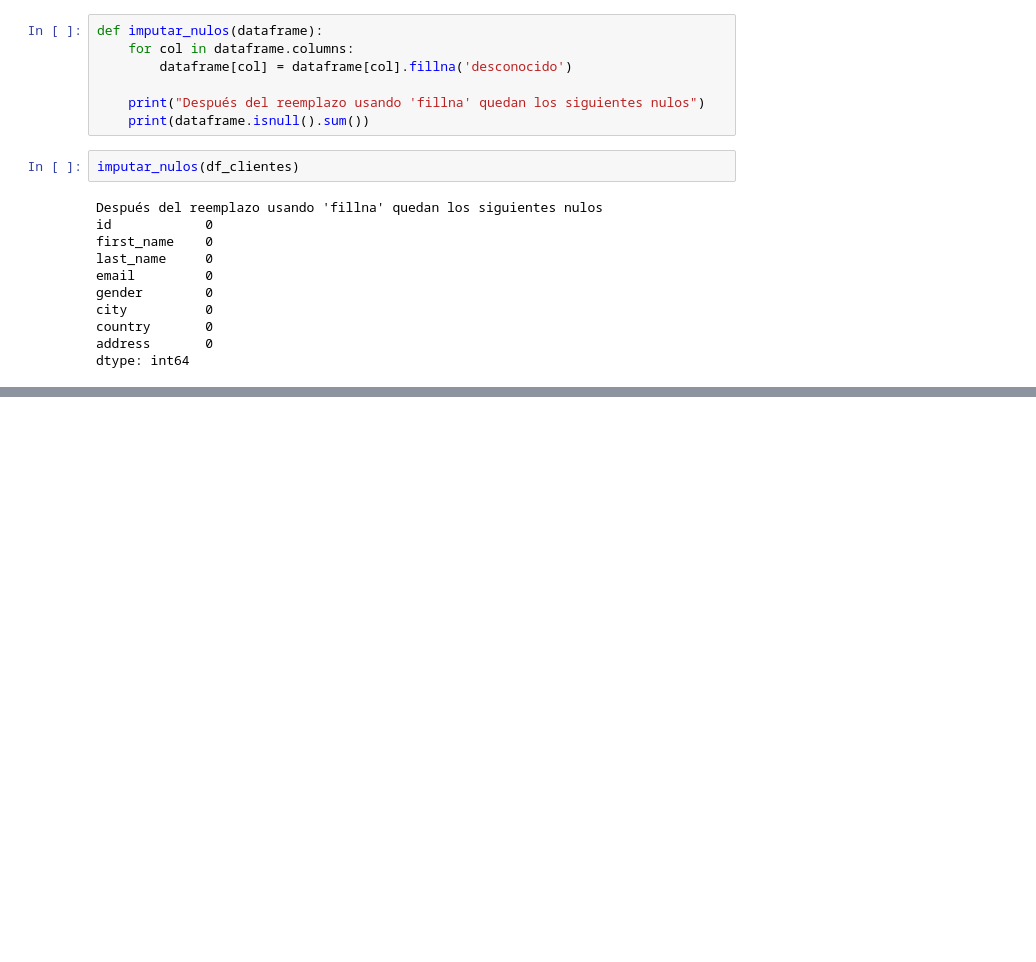
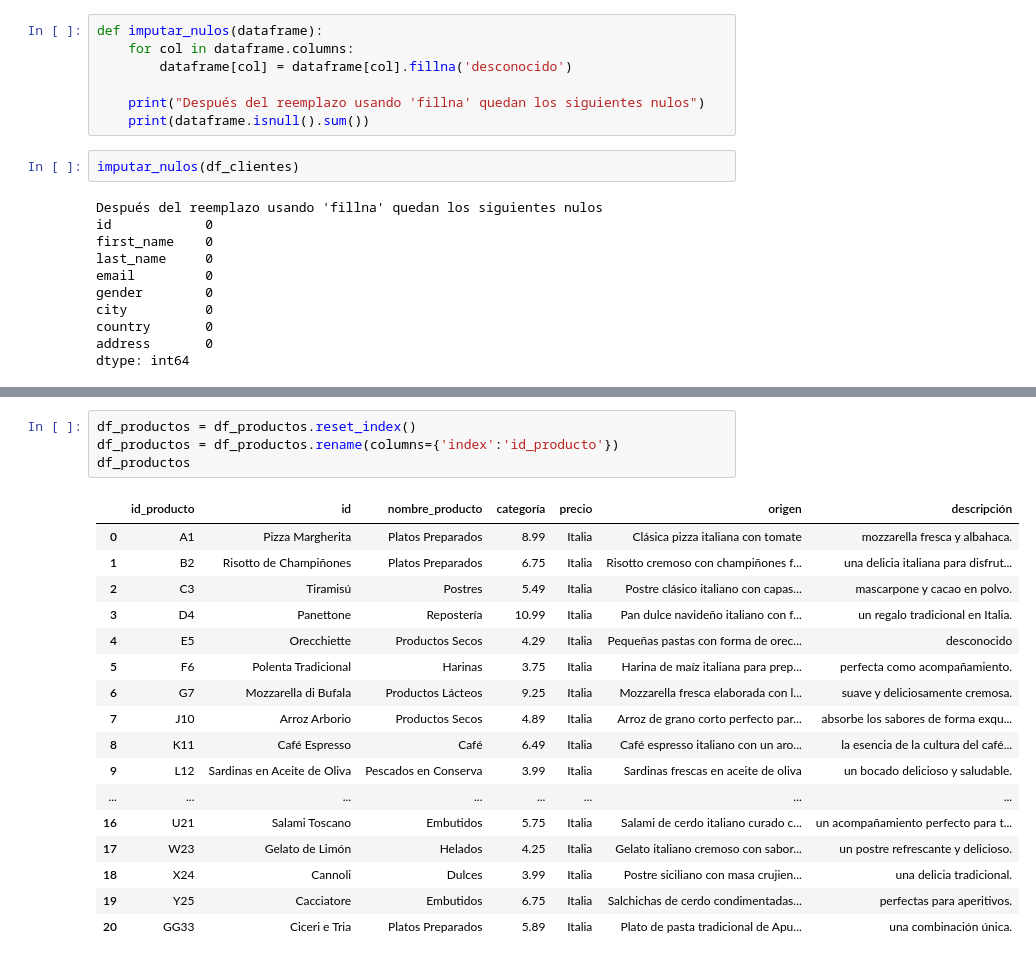
Before and after one commit to lmoraromero/promoG-modulo3-sprint2-pairprogramming-FEDRA-LAURAM, a Jupyter notebook: pair_ETL.ipynb, the cells around one changed output, grey strips where cells are left out. Cells and saved outputs as stored; diff of their text form; blank space fills up the shorter version.

```diff
--- a/pair_ETL.ipynb
+++ b/pair_ETL.ipynb
@@ -245,0 +295,22 @@ df_union
+# %%
+df_productos = df_productos.reset_index()
+df_productos = df_productos.rename(columns={'index':'id_producto'})
+df_productos
+# %% [output]
+|  | id_producto | id | nombre_producto | categoría | precio | origen | descripción |
+| 0 | A1 | Pizza Margherita | Platos Preparados | 8.99 | Italia | Clásica pizza italiana con tomate | mozzarella fresca y albahaca. |
+| 1 | B2 | Risotto de Champiñones | Platos Preparados | 6.75 | Italia | Risotto cremoso con champiñones f... | una delicia italiana para disfrut... |
+| 2 | C3 | Tiramisú | Postres | 5.49 | Italia | Postre clásico italiano con capas... | mascarpone y cacao en polvo. |
+| 3 | D4 | Panettone | Repostería | 10.99 | Italia | Pan dulce navideño italiano con f... | un regalo tradicional en Italia. |
+| 4 | E5 | Orecchiette | Productos Secos | 4.29 | Italia | Pequeñas pastas con forma de orec... | desconocido |
+| 5 | F6 | Polenta Tradicional | Harinas | 3.75 | Italia | Harina de maíz italiana para prep... | perfecta como acompañamiento. |
+| 6 | G7 | Mozzarella di Bufala | Productos Lácteos | 9.25 | Italia | Mozzarella fresca elaborada con l... | suave y deliciosamente cremosa. |
+| 7 | J10 | Arroz Arborio | Productos Secos | 4.89 | Italia | Arroz de grano corto perfecto par... | absorbe los sabores de forma exqu... |
+| 8 | K11 | Café Espresso | Café | 6.49 | Italia | Café espresso italiano con un aro... | la esencia de la cultura del café... |
+| 9 | L12 | Sardinas en Aceite de Oliva | Pescados en Conserva | 3.99 | Italia | Sardinas frescas en aceite de oliva | un bocado delicioso y saludable. |
+| ... | ... | ... | ... | ... | ... | ... | ... |
+| 16 | U21 | Salami Toscano | Embutidos | 5.75 | Italia | Salami de cerdo italiano curado c... | un acompañamiento perfecto para t... |
+| 17 | W23 | Gelato de Limón | Helados | 4.25 | Italia | Gelato italiano cremoso con sabor... | un postre refrescante y delicioso. |
+| 18 | X24 | Cannoli | Dulces | 3.99 | Italia | Postre siciliano con masa crujien... | una delicia tradicional. |
+| 19 | Y25 | Cacciatore | Embutidos | 6.75 | Italia | Salchichas de cerdo condimentadas... | perfectas para aperitivos. |
+| 20 | GG33 | Ciceri e Tria | Platos Preparados | 5.89 | Italia | Plato de pasta tradicional de Apu... | una combinación única. |
```
Also changed, not shown: parts of 11 cells of this notebook, 3 other files.
